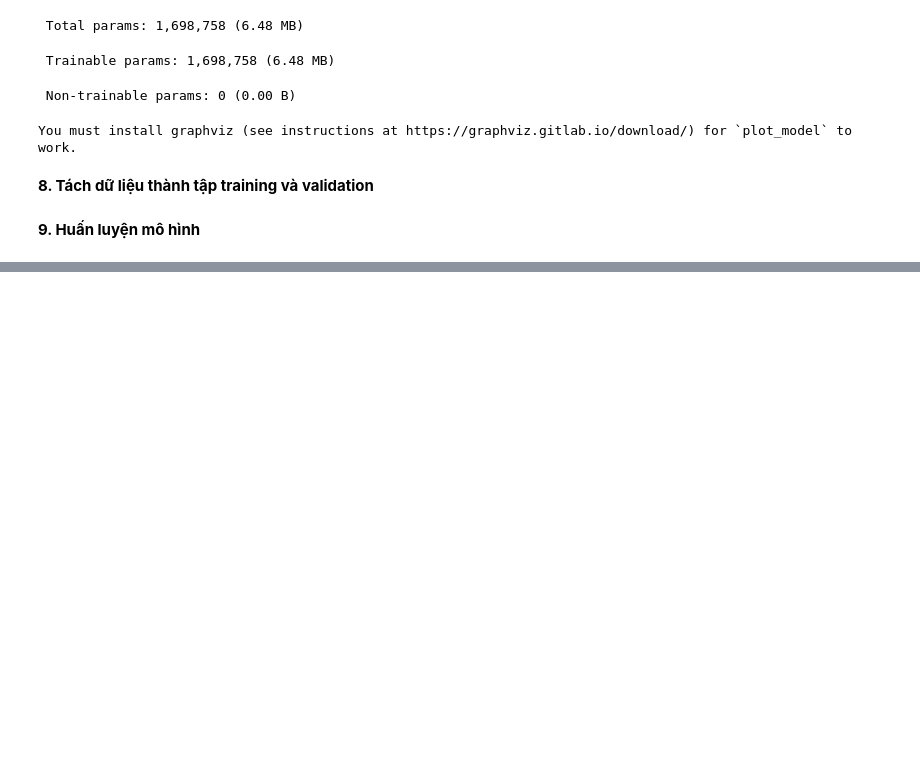
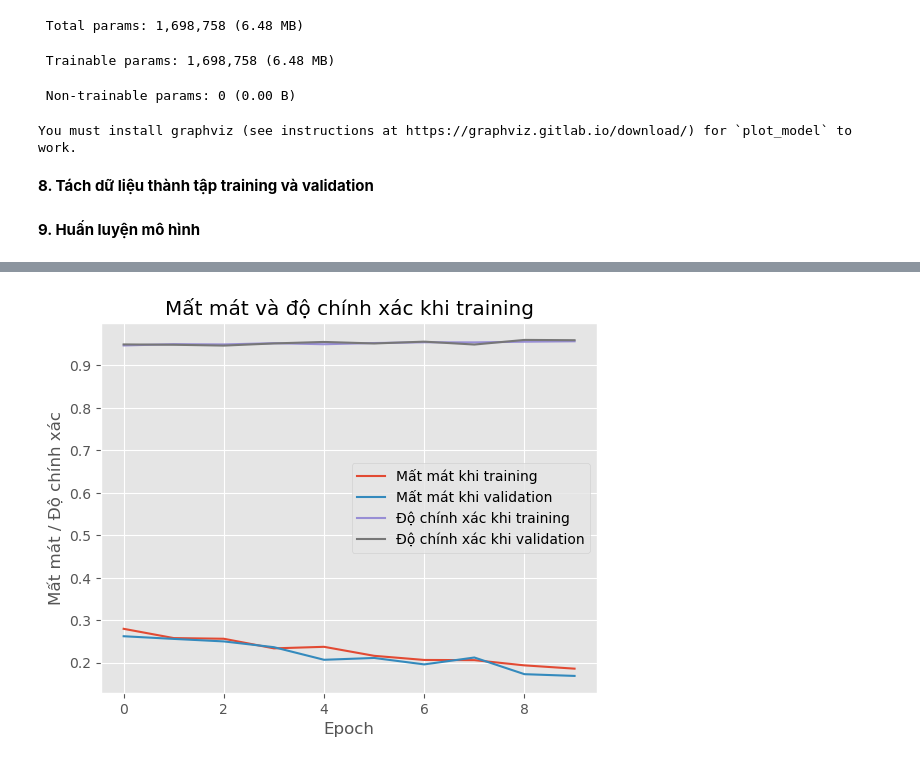
Before and after one commit to nta172/BTL_NLP, a Jupyter notebook: TrainModel.ipynb, the cells around one changed output, grey strips where cells are left out. Cells and saved outputs as stored; diff of their text form; code cells hidden in the pictures; blank space fills up the shorter version.

```diff
--- a/TrainModel.ipynb
+++ b/TrainModel.ipynb
@@ -373,7 +373,7 @@ validation_generator = _generate_data(valid_data, batch_size = BATCH_SIZE)
 <strong>9. Huấn luyện mô hình</strong>
 # %%
 # Huấn luyện mô hình với generator
-model.fit(train_generator,
+H = model.fit(train_generator,
           validation_data=validation_generator,
           steps_per_epoch=len(train_data) // BATCH_SIZE,
           validation_steps=len(valid_data) // BATCH_SIZE,
@@ -382,0 +407,17 @@ Epoch 1/10
+# %%
+import matplotlib.pyplot as plt
+
+# Vẽ biểu đồ
+plt.style.use('ggplot')
+plt.figure()
+plt.plot(np.arange(0, EPOCHS), H.history['loss'], label = 'Mất mát khi training')
+plt.plot(np.arange(0, EPOCHS), H.history['val_loss'], label = 'Mất mát khi validation')
+plt.plot(np.arange(0, EPOCHS), H.history['accuracy'], label = 'Độ chính xác khi training')
+plt.plot(np.arange(0, EPOCHS), H.history['val_accuracy'], label = 'Độ chính xác khi validation')
+plt.title('Mất mát và độ chính xác khi training')
+plt.xlabel('Epoch')
+plt.ylabel('Mất mát / Độ chính xác')
+plt.legend()
+plt.show()
+# %% [output]
+[figure, added]
```
Also changed, not shown: parts of 6 cells of this notebook, 2 other files.
